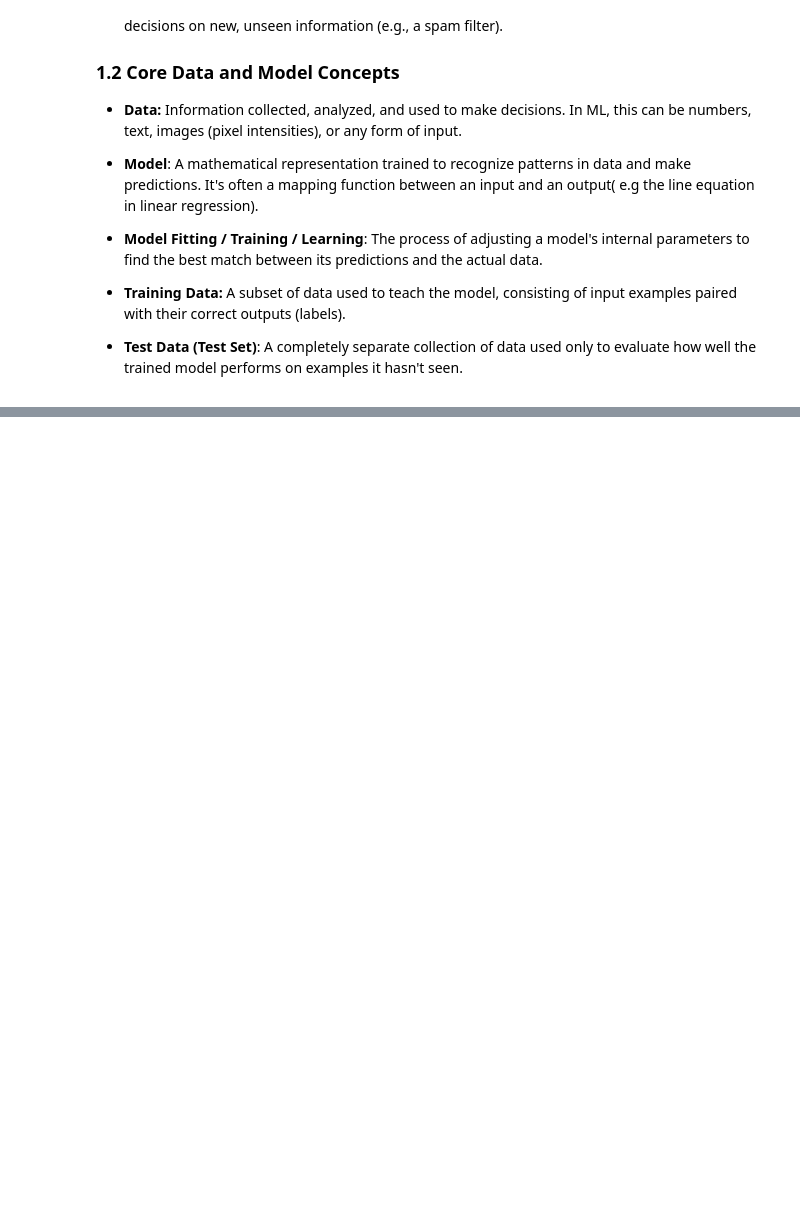
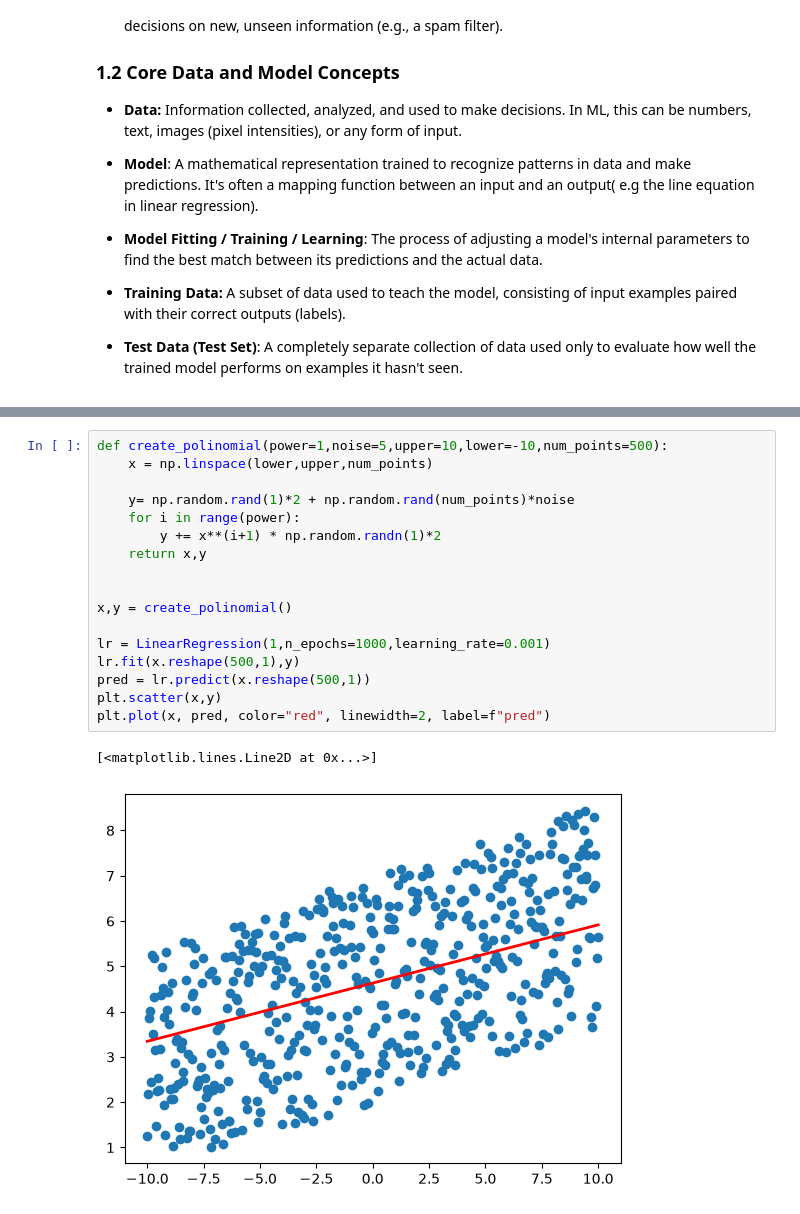
Before and after one commit to SashoVas/ArtificialIntelligenceCourse, a Jupyter notebook: 06_IntroToML.ipynb, the cells around one changed output, grey strips where cells are left out. Drawn from its saved outputs; the diff is of its cells as text; blank space fills up the shorter version.

```diff
--- a/06_IntroToML.ipynb
+++ b/06_IntroToML.ipynb
@@ -103,0 +139,20 @@ Linear regression R^2: 0.8866666666666667
+# %%
+def create_polinomial(power=1,noise=5,upper=10,lower=-10,num_points=500):
+    x = np.linspace(lower,upper,num_points)
+
+    y= np.random.rand(1)*2 + np.random.rand(num_points)*noise
+    for i in range(power):
+        y += x**(i+1) * np.random.randn(1)*2
+    return x,y
+
+
+x,y = create_polinomial()
+
+lr = LinearRegression(1,n_epochs=1000,learning_rate=0.001)
+lr.fit(x.reshape(500,1),y)
+pred = lr.predict(x.reshape(500,1))
+plt.scatter(x,y)
+plt.plot(x, pred, color="red", linewidth=2, label=f"pred")
+# %% [output]
+[<matplotlib.lines.Line2D at 0x...>]
+[figure, added]
```
Also changed, not shown: parts of 22 cells of this notebook, 4 other files.
